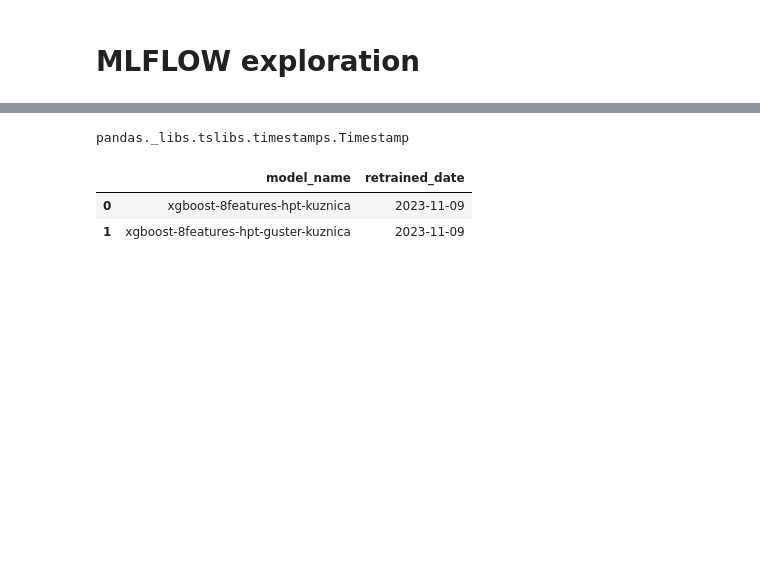
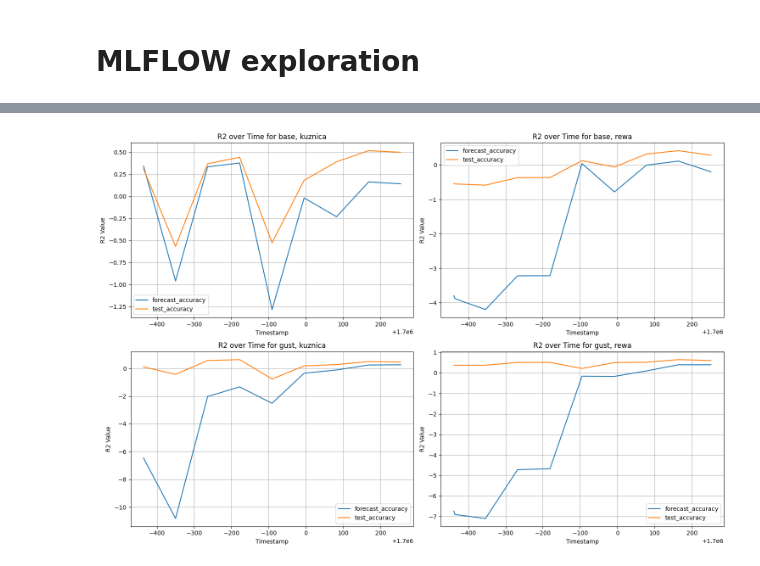
Before and after one commit to KrystianPi/WindPRO, a Jupyter notebook: notebooks/eda.ipynb, the cells around one changed output, grey strips where cells are left out. Drawn from its saved outputs; the diff is of its cells as text; code cells hidden in the pictures; blank space fills up the shorter version.

```diff
--- a/notebooks/eda.ipynb
+++ b/notebooks/eda.ipynb
@@ -450,20 +192,60 @@ pandas._libs.tslibs.timestamps.Timestamp
-# %%
-df = select_from_rds(f"""
-        SELECT retrained_date FROM table_update_rewa
-        WHERE model_name = 'xgboost-8features-hpt'
-        ORDER BY retrained_date DESC
-        LIMIT 1;
-        """)
-last_date = df.iloc[0]['retrained_date']
-if isinstance(last_date, date):
-        last_date = pd.to_datetime(last_date)
-
-type(last_date)
-# %% [output]
-pandas._libs.tslibs.timestamps.Timestamp
-# %%
-select_from_rds('select * from table_update_kuznica')
-# %% [output]
-|  | model_name | retrained_date |
-| 0 | xgboost-8features-hpt-kuznica | 2023-11-09 |
-| 1 | xgboost-8features-hpt-guster-kuznica | 2023-11-09 |
+# %%
+def plot_test_metrics():
+    db_url = get_config()
+
+    engine = create_engine(db_url)
+
+    # Use the engine to connect to the database
+    connection = engine.connect()
+
+    df_metrics = pd.read_sql('select * from latest_metrics', connection)
+    df_params = pd.read_sql('select * from params', connection)
+    df_runs = pd.read_sql('select * from runs', connection)
+
+    connection.close()
+
+    df_params.rename(columns={'key': 'param', 'value': 'param_value'}, inplace=True)
+
+    df_metrics_runs = pd.merge(left=df_metrics, right=df_runs, how='left', on='run_uuid')
+    df_metrics_runs = df_metrics_runs[df_metrics_runs['name'].str.contains('test')].drop_duplicates()
+    df_metrics_runs['date'] = df_metrics_runs['name'].str.extract(r'test_run_prod_(\d{4}-\d{2}-\d{2}-\d{2}-\d{2})')
+
+    # Convert the extracted string to a datetime object
+    df_metrics_runs['date'] = pd.to_datetime(df_metrics_runs['date'], format='%Y-%m-%d-%H-%M')
+
+    df_joined = pd.merge(left=df_metrics_runs, right=df_params, how='inner', on='run_uuid')
+    df_joined = df_joined[df_joined['param_value'].isin(['gust', 'base', 'rewa', 'kuznica'])]
+
+    df_accuracy = df_joined[['key','value','date','param_value','timestamp']].groupby('timestamp').agg({
+                        'param_value': lambda x: ', '.join(map(str, x)),
+                        'key': 'first',
+                        'value': 'first',
+                        'date': 'first'}).reset_index().sort_values(by='timestamp',ascending=False)
+
+    df_accuracy['timestamp'] = df_accuracy['timestamp'].astype(str)
+    df_accuracy['timestamp'] = df_accuracy['timestamp'].str[:7]
+    df_accuracy['timestamp'] = df_accuracy['timestamp'].astype(int)
+
+    fig, axs = plt.subplots(2, 2, figsize=(15, 10))
+
+    params = ['base, kuznica', 'base, rewa', 'gust, kuznica', 'gust, rewa']
+    axs = axs.flatten()
+    for idx, param in enumerate(params):
+        df = df_accuracy[df_accuracy['param_value'] == param]
+
+        for key in df['key'].unique():
+            sub_df = df[df['key'] == key]
+            axs[idx].plot(sub_df['timestamp'], sub_df['value'], label=key)
+
+            axs[idx].set_xlabel('Timestamp')
+            axs[idx].set_ylabel('R2 Value')
+            axs[idx].set_title(f'R2 over Time for {param}')
+            axs[idx].legend()
+            axs[idx].grid(True)
+
+    plt.tight_layout()
+    plt.show()
+
+plot_test_metrics()
+# %% [output]
+[figure, added]
```
Also changed, not shown: parts of 19 cells of this notebook.
